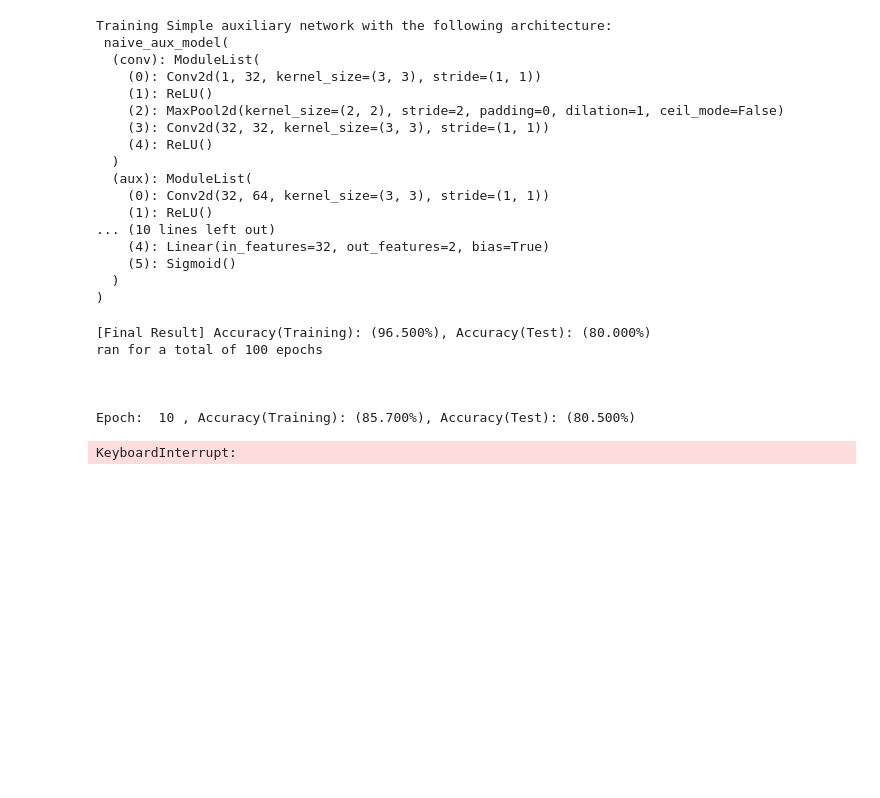
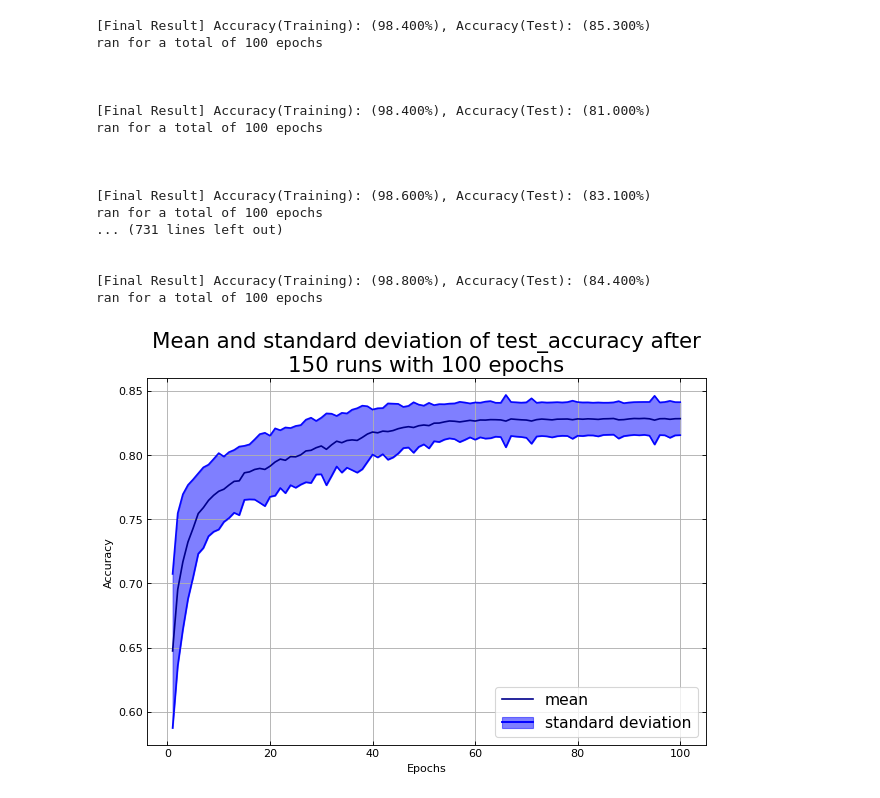
Before and after one commit to I-am-Rudi/DL_FinalProject, a Jupyter notebook: Project_1/main.ipynb, the cells around one changed output. Cells and saved outputs as stored; diff of their text form; code cells hidden in the pictures; blank space fills up the shorter version.

```diff
--- a/Project_1/main.ipynb
+++ b/Project_1/main.ipynb
@@ -96,27 +25,0 @@ KeyboardInterrupt:
-# %%
-aux_results = run_analysis(naive_aux_model, nb_trials, epochs, [64, 64, 32], device, lr=.01, DO=None, BN=False)
-# %% [output]
-Training Simple auxiliary network with the following architecture:
- naive_aux_model(
-  (conv): ModuleList(
-    (0): Conv2d(1, 32, kernel_size=(3, 3), stride=(1, 1))
-    (1): ReLU()
-    (2): MaxPool2d(kernel_size=(2, 2), stride=2, padding=0, dilation=1, ceil_mode=False)
-    (3): Conv2d(32, 32, kernel_size=(3, 3), stride=(1, 1))
-    (4): ReLU()
-  )
-  (aux): ModuleList(
-    (0): Conv2d(32, 64, kernel_size=(3, 3), stride=(1, 1))
-    (1): ReLU()
-... (10 lines left out)
-    (4): Linear(in_features=32, out_features=2, bias=True)
-    (5): Sigmoid()
-  )
-)
-[Final Result] Accuracy(Training): (96.500%), Accuracy(Test): (80.000%)
-ran for a total of 100 epochs
-
-
-
-Epoch:  10 , Accuracy(Training): (85.700%), Accuracy(Test): (80.500%)
-KeyboardInterrupt:
@@ -122,0 +33,23 @@ KeyboardInterrupt:
+# %%
+name = "Simple convolutional network"
+pm_results = run_analysis(Plain_model, nb_trials, epochs, layers, device, name, batch_size=batch_size, lr=lr, one_hot_labels=one_hot_labels)
+res_save(pm_results, name)
+# %% [output]
+[Final Result] Accuracy(Training): (98.400%), Accuracy(Test): (85.300%)
+ran for a total of 100 epochs
+
+
+
+[Final Result] Accuracy(Training): (98.400%), Accuracy(Test): (81.000%)
+ran for a total of 100 epochs
+
+
+
+[Final Result] Accuracy(Training): (98.600%), Accuracy(Test): (83.100%)
+ran for a total of 100 epochs
+... (731 lines left out)
+
+
+[Final Result] Accuracy(Training): (98.800%), Accuracy(Test): (84.400%)
+ran for a total of 100 epochs
+[figure, added]
```
Also changed, not shown: parts of 21 cells of this notebook, 44 other files.
